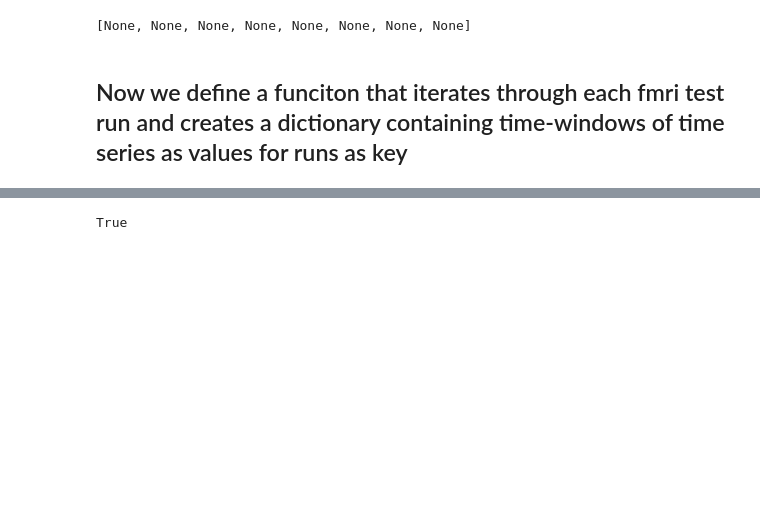
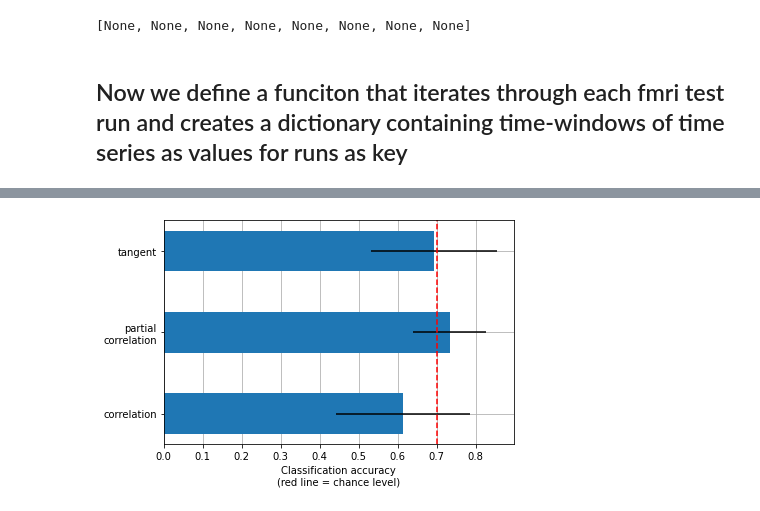
Before and after one commit to rwoodry/MLINDIV, a Jupyter notebook: machinelearning/MLINDIV_FC_TestTrials.ipynb, the cells around one changed output, grey strips where cells are left out. Saved outputs shown, nothing was run; the diff lists cells and outputs as text; code cells hidden in the pictures; blank space fills up the shorter version.

```diff
--- a/machinelearning/MLINDIV_FC_TestTrials.ipynb
+++ b/machinelearning/MLINDIV_FC_TestTrials.ipynb
@@ -309,6 +296,0 @@ plotting.plot_matrix(correlation_matrix, figure=(10, 8), labels=labels[1:],
-# %%
-tt = test_trials[test_trials['Subject'] == 43]
-tt = tt[tt['Task_type'] == 'A2']
-tt['accuracy'].iloc[2]
-# %% [output]
-True
@@ -314,0 +346,16 @@ True
+# %%
+mean_scores = [np.mean(scores[kind]) for kind in kinds]
+scores_std = [np.std(scores[kind]) for kind in kinds]
+
+plt.figure(figsize=(6, 4))
+positions = np.arange(len(kinds)) * .1 + .1
+plt.barh(positions, mean_scores, align='center', height=.05, xerr=scores_std)
+yticks = [k.replace(' ', '\n') for k in kinds]
+plt.yticks(positions, yticks)
+plt.gca().grid(True)
+plt.gca().set_axisbelow(True)
+plt.gca().axvline(.7, color='red', linestyle='--')
+plt.xlabel('Classification accuracy\n(red line = chance level)')
+plt.tight_layout()
+# %% [output]
+[figure, added]
```
Also changed, not shown: parts of 6 cells of this notebook.
